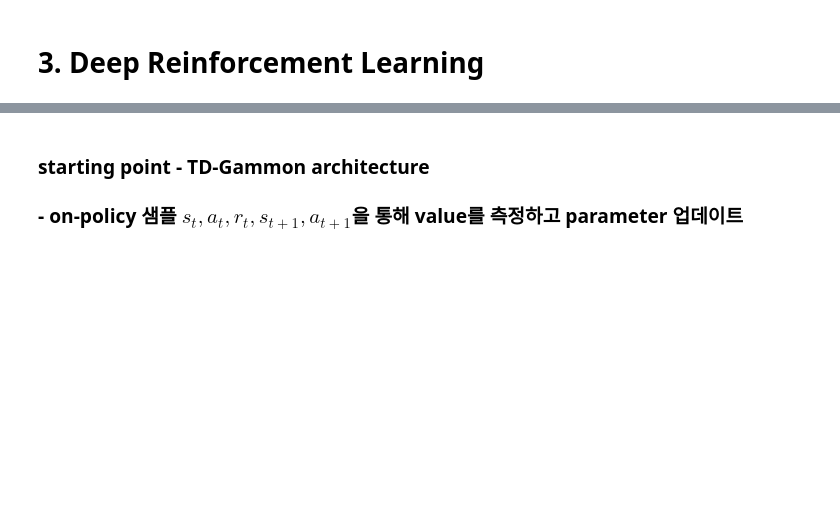
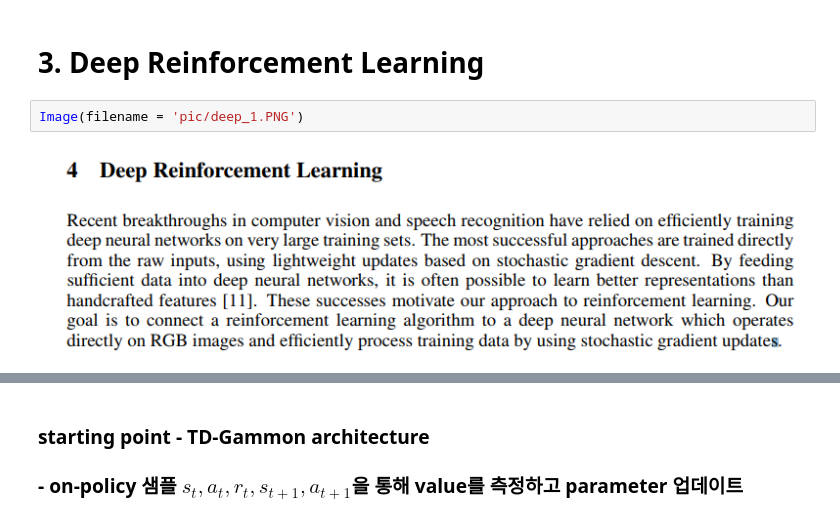
Before and after one commit to Jungjaeyoon/jaeyoon, a Jupyter notebook: reinforcement/Playing_Atari_with_Deep_Reinforcement_Learning.ipynb, the cells around one changed output, grey strips where cells are left out. Drawn from its saved outputs; the diff is of its cells as text; blank space fills up the shorter version.

```diff
--- a/reinforcement/Playing_Atari_with_Deep_Reinforcement_Learning.ipynb
+++ b/reinforcement/Playing_Atari_with_Deep_Reinforcement_Learning.ipynb
@@ -84,3 +84,7 @@ Image(filename = 'pic/background_4.PNG')
 ### - 탐험과 최적 정책을 별개로 정의
 # %% [markdown]
 # 3. Deep Reinforcement Learning
+# %%
+Image(filename = 'pic/deep_1.PNG')
+# %% [output]
+[figure, added]
```
Also changed, not shown: parts of 8 cells of this notebook.
